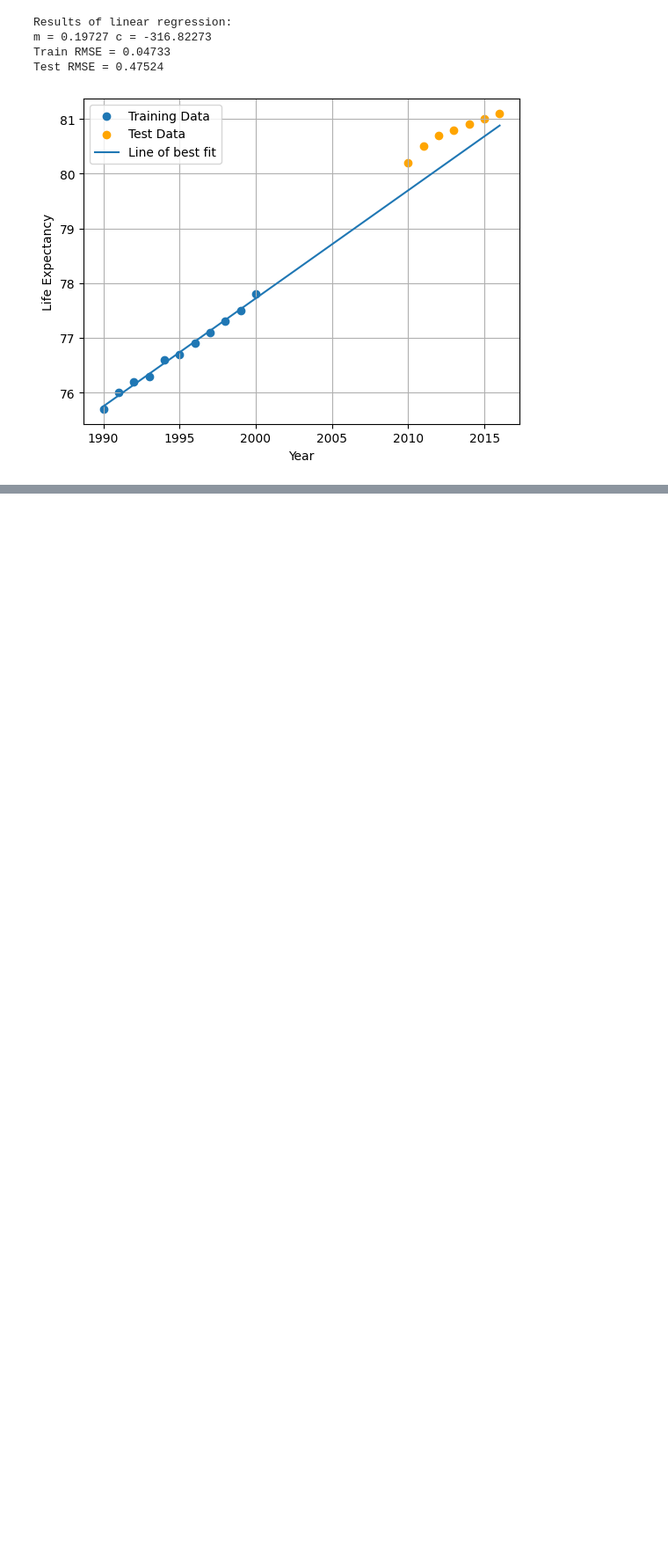
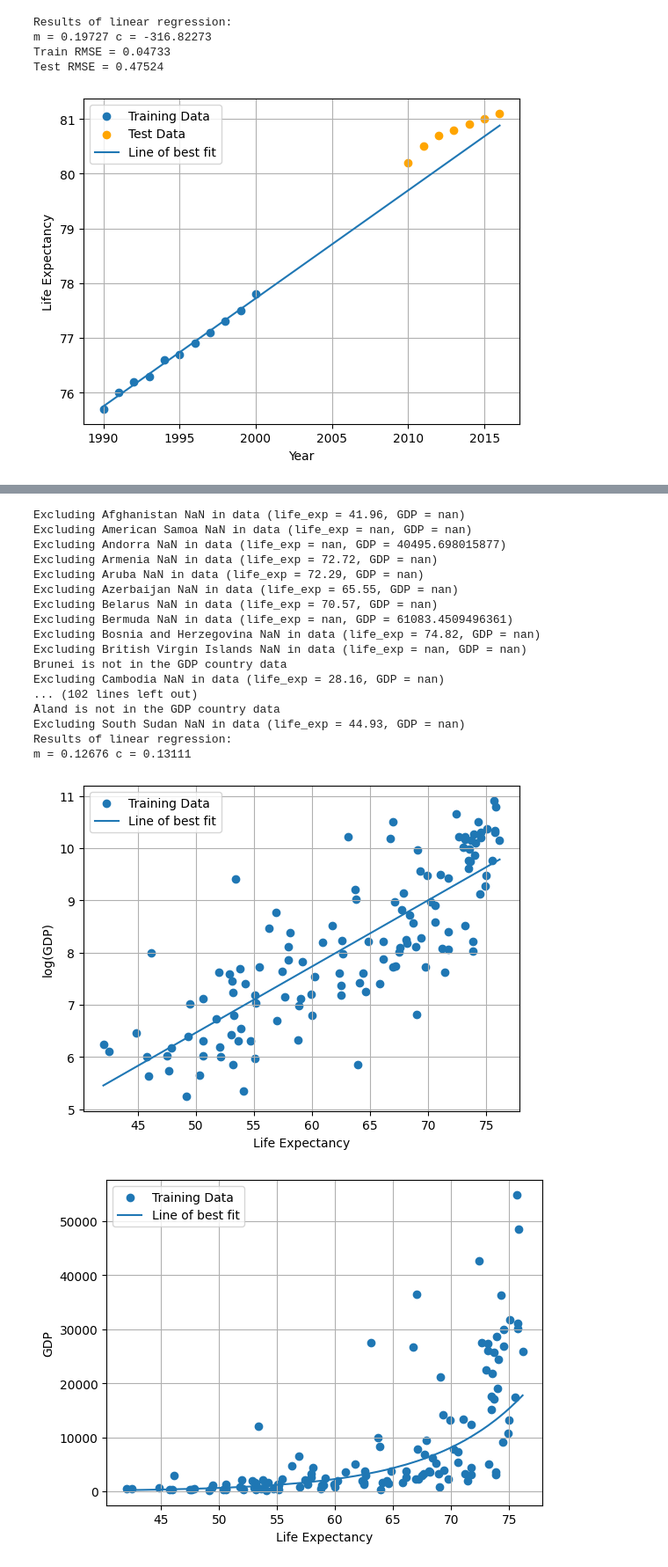
Before and after one commit to pshriwise/uw-ml-workshop-23, a Jupyter notebook: Regression_01.ipynb, the cells around one changed output, grey strips where cells are left out. Shown: that part at 88% size. Drawn from its saved outputs; the diff is of its cells as text; code cells hidden in the pictures; blank space fills up the shorter version.

```diff
--- a/Regression_01.ipynb
+++ b/Regression_01.ipynb
@@ -109,0 +176,22 @@ Test RMSE = 0.47524
+# %%
+process_life_expt_gdp_data('data/worldbank-gdp.csv', 'data/gapminder-life-expectancy.csv', '1980')
+# %% [output]
+Excluding Afghanistan NaN in data (life_exp = 41.96, GDP = nan)
+Excluding American Samoa NaN in data (life_exp = nan, GDP = nan)
+Excluding Andorra NaN in data (life_exp = nan, GDP = 40495.698015877)
+Excluding Armenia NaN in data (life_exp = 72.72, GDP = nan)
+Excluding Aruba NaN in data (life_exp = 72.29, GDP = nan)
+Excluding Azerbaijan NaN in data (life_exp = 65.55, GDP = nan)
+Excluding Belarus NaN in data (life_exp = 70.57, GDP = nan)
+Excluding Bermuda NaN in data (life_exp = nan, GDP = 61083.4509496361)
+Excluding Bosnia and Herzegovina NaN in data (life_exp = 74.82, GDP = nan)
+Excluding British Virgin Islands NaN in data (life_exp = nan, GDP = nan)
+Brunei is not in the GDP country data
+Excluding Cambodia NaN in data (life_exp = 28.16, GDP = nan)
+... (102 lines left out)
+Åland is not in the GDP country data
+Excluding South Sudan NaN in data (life_exp = 44.93, GDP = nan)
+Results of linear regression:
+m = 0.12676 c = 0.13111
+[figure, added]
+[figure, added]
```
Also changed, not shown: parts of 14 cells of this notebook, 1 other file.
